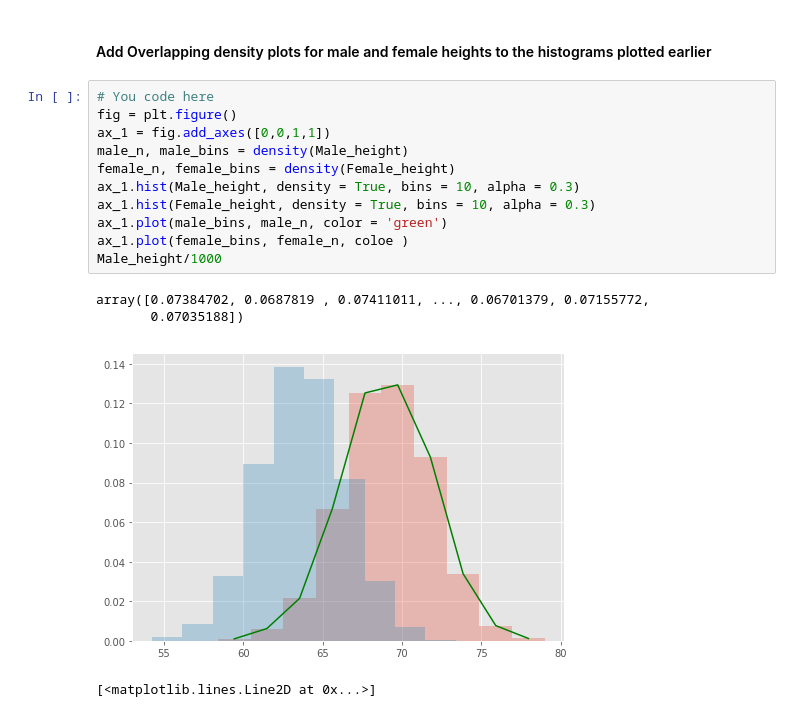
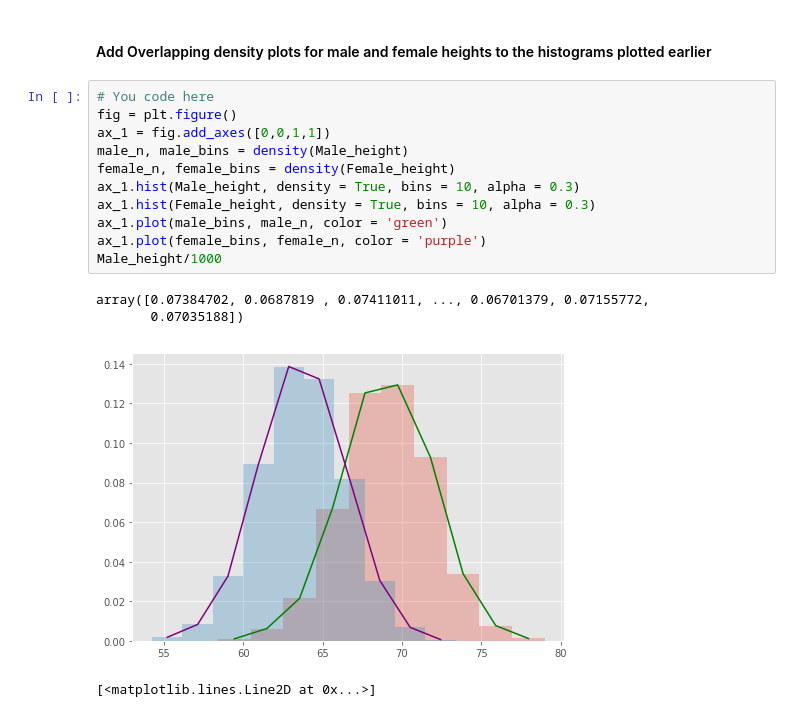
Before and after one commit to Gittekken/dsc-1-09-11-the-probability-density-function-lab-nyc-ds-career-012819, a Jupyter notebook: index.ipynb, the cells around one changed output. Saved outputs shown, nothing was run; the diff lists cells and outputs as text.

```diff
--- a/index.ipynb
+++ b/index.ipynb
@@ -102,18 +102,18 @@ plt.legend()
 # %%
 # You code here
 fig = plt.figure()
 ax_1 = fig.add_axes([0,0,1,1])
 male_n, male_bins = density(Male_height)
 female_n, female_bins = density(Female_height)
 ax_1.hist(Male_height, density = True, bins = 10, alpha = 0.3)
 ax_1.hist(Female_height, density = True, bins = 10, alpha = 0.3)
 ax_1.plot(male_bins, male_n, color = 'green')
-ax_1.plot(female_bins, female_n, coloe )
+ax_1.plot(female_bins, female_n, color = 'purple')
 Male_height/1000
 # %% [output]
 array([0.07384702, 0.0687819 , 0.07411011, ..., 0.06701379, 0.07155772,
        0.07035188])
-[figure, old version]
+[figure, new version]
 # %%
 # %% [output]
 [<matplotlib.lines.Line2D at 0x...>]
```
